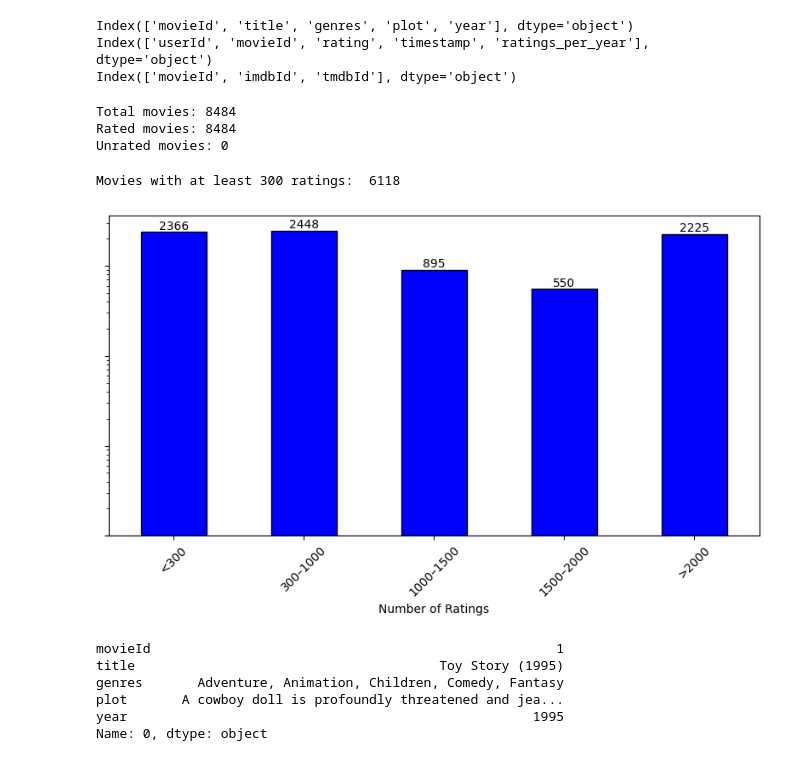
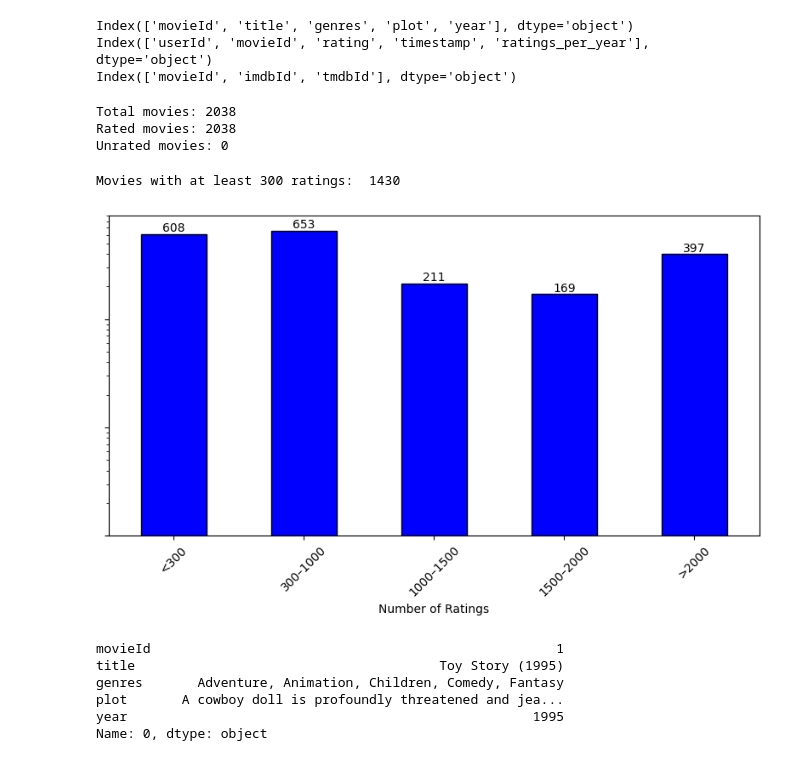
Before and after one commit to RichardFedak/llm-diversity, a Jupyter notebook: experiment/EasyStudy/server/static/datasets/ml-latest/explore.ipynb, the cells around one changed output. Saved outputs shown, nothing was run; the diff lists cells and outputs as text; code cells hidden in the pictures.

Commit message:
Visualization based on smaller sample of data

```diff
--- a/experiment/EasyStudy/server/static/datasets/ml-latest/explore.ipynb
+++ b/experiment/EasyStudy/server/static/datasets/ml-latest/explore.ipynb
@@ -39,6 +39,26 @@ class RatedMovieFilter:
         # Filter also their embeddings
         loader.embeddings_df = loader.embeddings_df[loader.embeddings_df.movieId.isin(rated_movie_ids)]
         loader.embeddings_df = loader.embeddings_df.reset_index(drop=True)
+
+class MovieFilterByYear:
+    def __init__(self, min_year):
+        self.min_year = min_year
+
+    def _parse_year(self, x):
+        x = x.split("(")
+        if len(x) <= 1:
+            return 0
+        try:
+            return int(x[-1].split(")")[0])
+        except:
+            return 0
+
+    def __call__(self, loader):
+        # Filter out unrated movies and old movies
+        # Add year column
+        loader.movies_df.loc[:, "year"] = loader.movies_df.title.apply(self._parse_year)
+        loader.movies_df = loader.movies_df[loader.movies_df.year >= self.min_year]
+        loader.movies_df = loader.movies_df.reset_index(drop=True)
 
 # Filters out all ratings of movies that do not have enough ratings per year
 class RatingsPerYearFilter:
@@ -94,6 +114,7 @@ class Loader:
 # Read CSV files
 movies_df = pd.read_csv("movies.csv")
 ratings_df = pd.read_csv("ratings.csv")
+explore_ratings_df = pd.read_csv("ratings.csv")
 links_df = pd.read_csv("links.csv")
 
 # Initialize loader
@@ -101,13 +122,13 @@ loader = Loader(movies_df, ratings_df, links_df)
 
 # Instantiate filters
 filters = [
-    # RatingLowFilter(2.0),
-    # MovieFilterByYear(1990),
-    # RatingFilterOld(2010),
-    RatingsPerYearFilter(20),
-    RatingUserFilter(250),
-    RatedMovieFilter(),
-    LinkFilter()
+    RatingLowFilter(4.0),                               # RatingLowFilter(2.0), # ignore
+    MovieFilterByYear(1990),                            # MovieFilterByYear(1990), # ignore
+    RatingFilterOld(2010),                              # RatingFilterOld(2010), # ignore
+    RatingsPerYearFilter(50.0),                         # RatingsPerYearFilter(20), # OK ?
+    RatingUserFilter(100),                              # RatingUserFilter(250), # OK ?
+    RatedMovieFilter(),                                 # RatedMovieFilter(), # OK
+    LinkFilter()                                        # LinkFilter() # OK  -> FINAL LIST ~8k movies
 ]
 
 # # Apply filters
@@ -154,38 +159,38 @@ print(f"Total movies: {len(all_movies)}")
 print(f"Rated movies: {len(rated_movies)}")
 print(f"Unrated movies: {len(unrated_movies)}")
 # %% [output]
-Total movies: 8484
-Rated movies: 8484
+Total movies: 2038
+Rated movies: 2038
 Unrated movies: 0
 # %%
-ratings_per_movie = loader.ratings_df.groupby('movieId').size()
+ratings_per_movie = explore_ratings_df.groupby('movieId').size()
 
 TOTAL_RATING_LOWER_BOUND = 300
 
 bins = [0, TOTAL_RATING_LOWER_BOUND, 1000, 1500, 2000, float('inf')]
 labels = [f'<{TOTAL_RATING_LOWER_BOUND}', '300–1000', '1000–1500', '1500–2000', '>2000']
 
 binned = pd.cut(ratings_per_movie, bins=bins, labels=labels, right=False)
 
 bin_counts = binned.value_counts().sort_index()
 
 print(f"Movies with at least {TOTAL_RATING_LOWER_BOUND} ratings: ", bin_counts.iloc[1:].sum())
 
 plt.figure(figsize=(8, 5))
 ax = bin_counts.plot(kind='bar', color='blue', edgecolor='black', log=True)
 
 for i, value in enumerate(bin_counts):
     ax.text(i, value, str(value), ha='center', va='bottom', fontsize=10)
 
 ax.set_yticklabels([])
 
 plt.xlabel('Number of Ratings')
 plt.xticks(rotation=45)
 plt.tight_layout()
 plt.show()
 # %% [output]
-Movies with at least 300 ratings:  6118
+Movies with at least 300 ratings:  1430
-[figure, old version]
+[figure, new version]
 # %%
 filtered_movies["genres"] = filtered_movies["genres"].str.replace("|", ", ", regex=False)
 print(filtered_movies.iloc[0])
```
Also changed, not shown: parts of 2 cells of this notebook.
